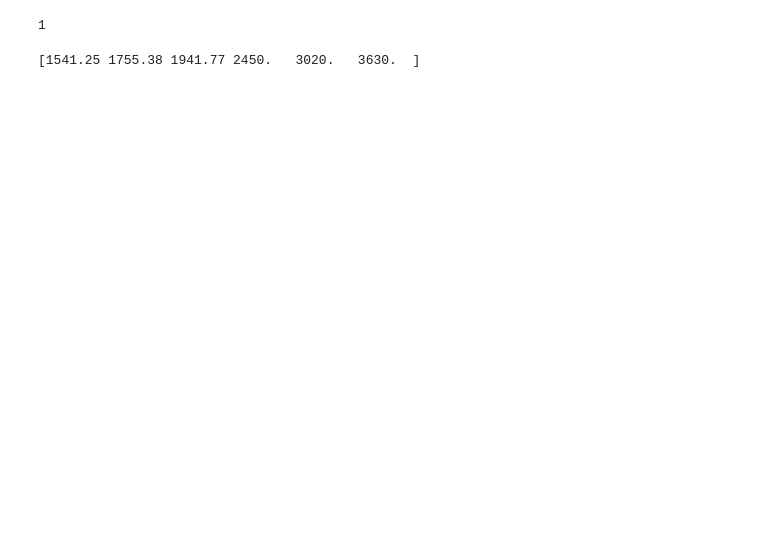
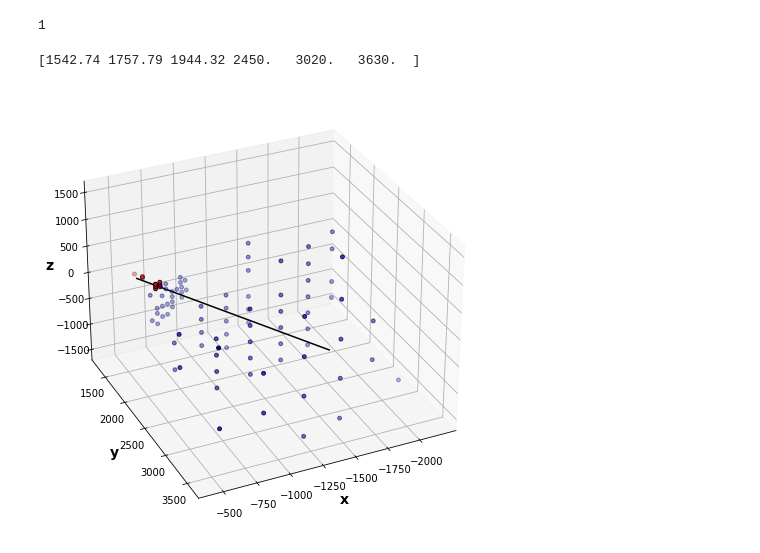
Before and after one commit to KaelaDouglas/LCStudies, a Jupyter notebook: classifier/Week9_eventdisplay.ipynb, the cells around one changed output. Saved outputs shown, nothing was run; the diff lists cells and outputs as text; code cells hidden in the pictures; blank space fills up the shorter version.

```diff
--- a/classifier/Week9_eventdisplay.ipynb
+++ b/classifier/Week9_eventdisplay.ipynb
@@ -177,7 +177,7 @@ Tracks with clusters, shape (26708,)
 [  1   2   3   4   5   7  12  16  24  38  40  42  70  92  97 107 116 124
  137 155]
 # %%
-event = 16
+event = 155
 # %%
 #this cell doesn't seem to work for all events - event zero didn't work but event 4 did???
 ak_cluster_cell_ID = event_dict['cluster_cell_ID'][event]
@@ -244,11 +244,11 @@ layer_filter = [1,2,3,12,13,14]
 for _layer in layer_filter:
     _mask = all_clusters[:,4] == _layer
     _rPerp_layer = all_clusters[_mask,2]
-    layer_rPerp.append(np.mean(_rPerp_layer))
+    layer_rPerp.append(np.mean(_rPerp_layer)) #good: 3, 5, 7, 16, 40, 97, 107, 155
 np.array(layer_rPerp)
-print(np.round(layer_rPerp,2))
+print(np.round(layer_rPerp,2)) #nans: 1, 2, 4, 12, 24, 38, 42, 70, 92, 116, 124, 137
 # %% [output]
-[1541.25 1755.38 1941.77 2450.   3020.   3630.  ]
+[1542.74 1757.79 1944.32 2450.   3020.   3630.  ]
 # %%
 tracks = np.zeros(12)
 i = 0
@@ -257,3 +257,31 @@ for _key in track_branches:
     i += 1
 tracks = np.reshape(tracks, (6,2))
 tracks = np.column_stack((tracks,layer_rPerp))
+# %%
+#data conversion?
+
+cluster_xyz = []
+for i in range(len(clusters)):
+    _xyz = to_xyz(clusters[i][:,0:3])
+    cluster_xyz.append(_xyz)
+# %%
+tracks_xyz = to_xyz(tracks)
+# %%
+# keep making this bigger as the events go on
+colors = ['blue', 'red', 'gold', 'darkturquoise', 'indigo', 'crimson', 'orange']
+
+fig = plt.figure(figsize=(8,8))
+ax = fig.add_subplot(projection='3d')
+ax.view_init(elev=30, azim=65)
+for i in range(len(cluster_xyz)):
+    ax.scatter(cluster_xyz[i][:,0],cluster_xyz[i][:,1],cluster_xyz[i][:,2],color=colors[i],s=15,edgecolor='black')
+ax.plot(tracks_xyz[:,0], tracks_xyz[:,1], tracks_xyz[:,2], color='black')
+#ax.set_xlim(-500,-3000)
+#ax.set_ylim(-3000,-500)
+#ax.set_zlim(500,3500)
+ax.set_xlabel('x', fontsize=14, fontweight='bold')
+ax.set_ylabel('y', fontsize=14, fontweight='bold')
+ax.set_zlabel('z', fontsize=14, fontweight='bold')
+plt.show()
+# %% [output]
+[figure, added]
```
Also changed, not shown: parts of 4 cells of this notebook, 3 other files.
